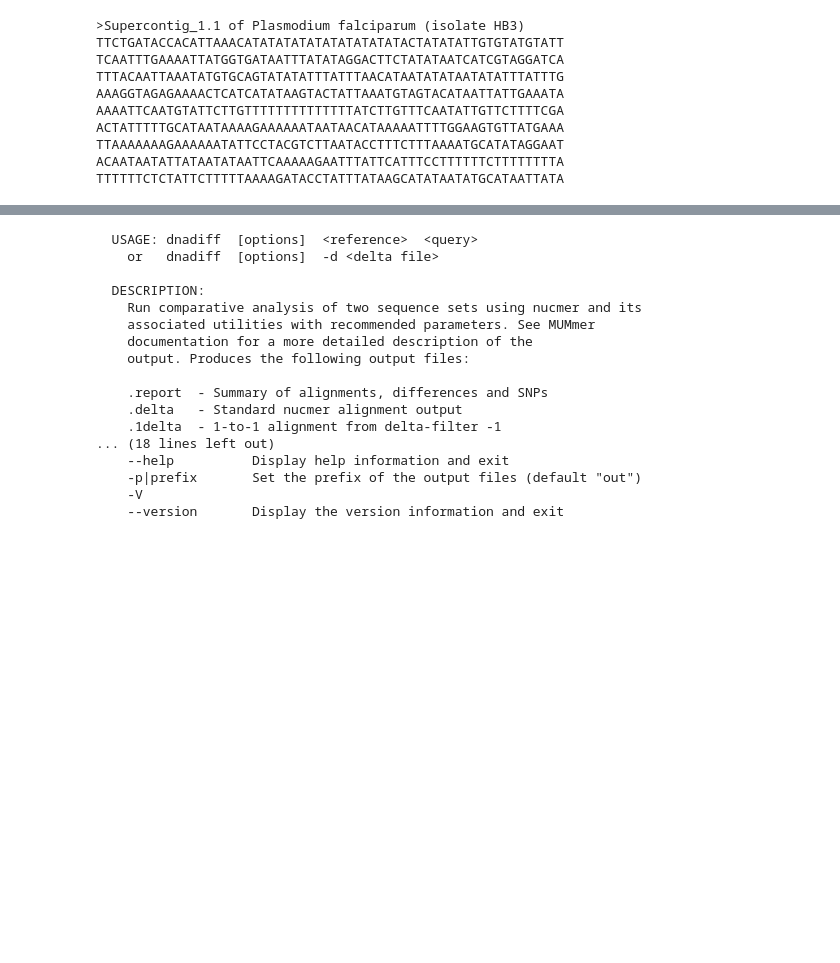
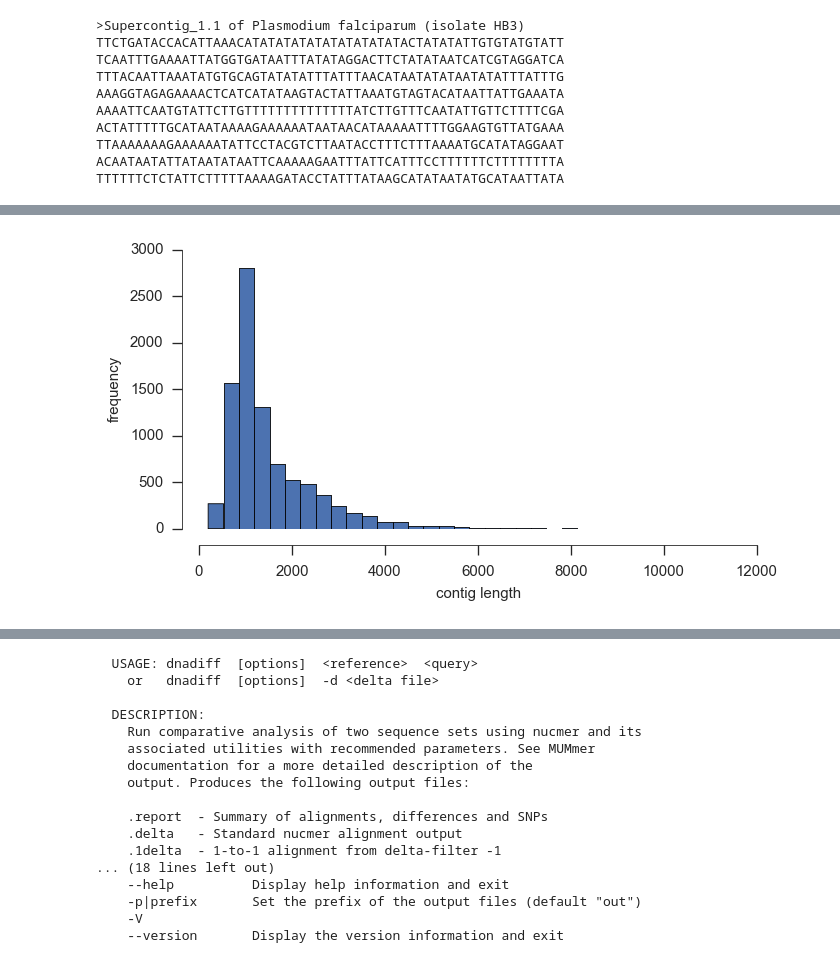
Before and after one commit to wtchg-kwiatkowski/pfx-paper-2015, a Jupyter notebook: supplementary/notebooks/genome_alignment.ipynb, the cells around one changed output, grey strips where cells are left out. Saved outputs shown, nothing was run; the diff lists cells and outputs as text; code cells hidden in the pictures; blank space fills up the shorter version.

```diff
--- a/supplementary/notebooks/genome_alignment.ipynb
+++ b/supplementary/notebooks/genome_alignment.ipynb
@@ -76,0 +152,4 @@ genome_diagnostics(genome_hb3_supercontigs)
+# %%
+genome_7g8_contigs = pyfasta.Fasta(fasta_7g8_contigs, key_fn=lambda v: v.split()[0])
+genome_diagnostics(genome_7g8_contigs)
+# %% [output]
@@ -76,0 +158 @@ genome_diagnostics(genome_hb3_supercontigs)
+[figure, added]
```
Also changed, not shown: parts of 25 cells of this notebook.
